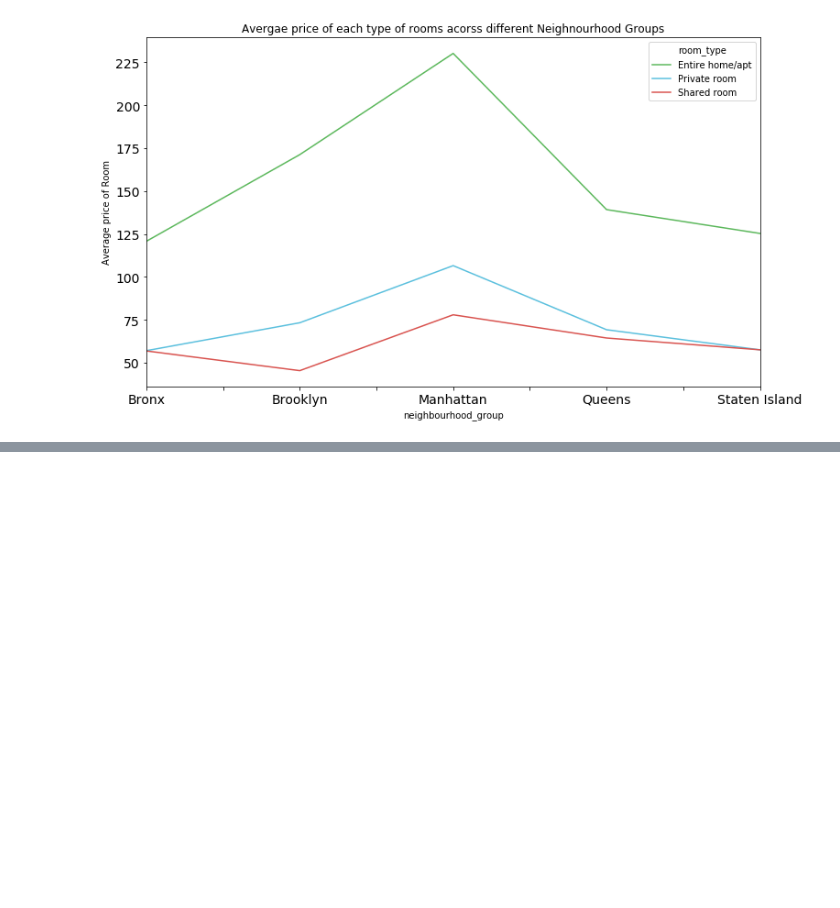
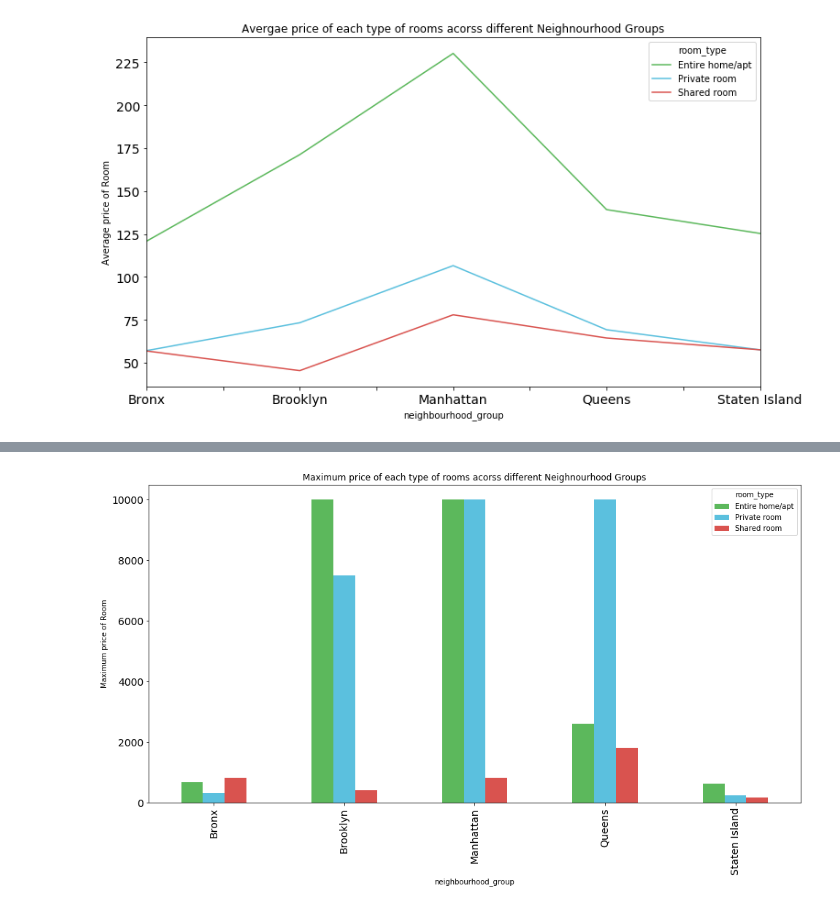
Before and after one commit to Karansingh005/New-York-Airbnb-Analysis, a Jupyter notebook: New_York_Analysis.ipynb, the cells around one changed output, grey strips where cells are left out. Drawn from its saved outputs; the diff is of its cells as text; code cells hidden in the pictures; blank space fills up the shorter version.

Commit message:
Added maximum price analysis.

```diff
--- a/New_York_Analysis.ipynb
+++ b/New_York_Analysis.ipynb
@@ -254,0 +257,5 @@ plt.show()
+# %%
+df_neighbourhood_3 = df.groupby(['neighbourhood_group','room_type'])
+df_neighbourhood_3 = df_neighbourhood_3['price'].max()
+df_neighbourhood_3 = df_neighbourhood_3.unstack(level=1)
+df_neighbourhood_3
@@ -254,0 +270,11 @@ plt.show()
+# %%
+df_neighbourhood_3.plot(kind='bar',
+                       figsize=(16,8),
+                       fontsize=14,
+                       color = ['#5cb85c','#5bc0de','#d9534f'])
+
+plt.title('Maximum price of each type of rooms acorss different Neighnourhood Groups')
+plt.ylabel('Maximum price of Room')
+plt.show()
+# %% [output]
+[figure, added]
```
Also changed, not shown: parts of 2 cells of this notebook.
